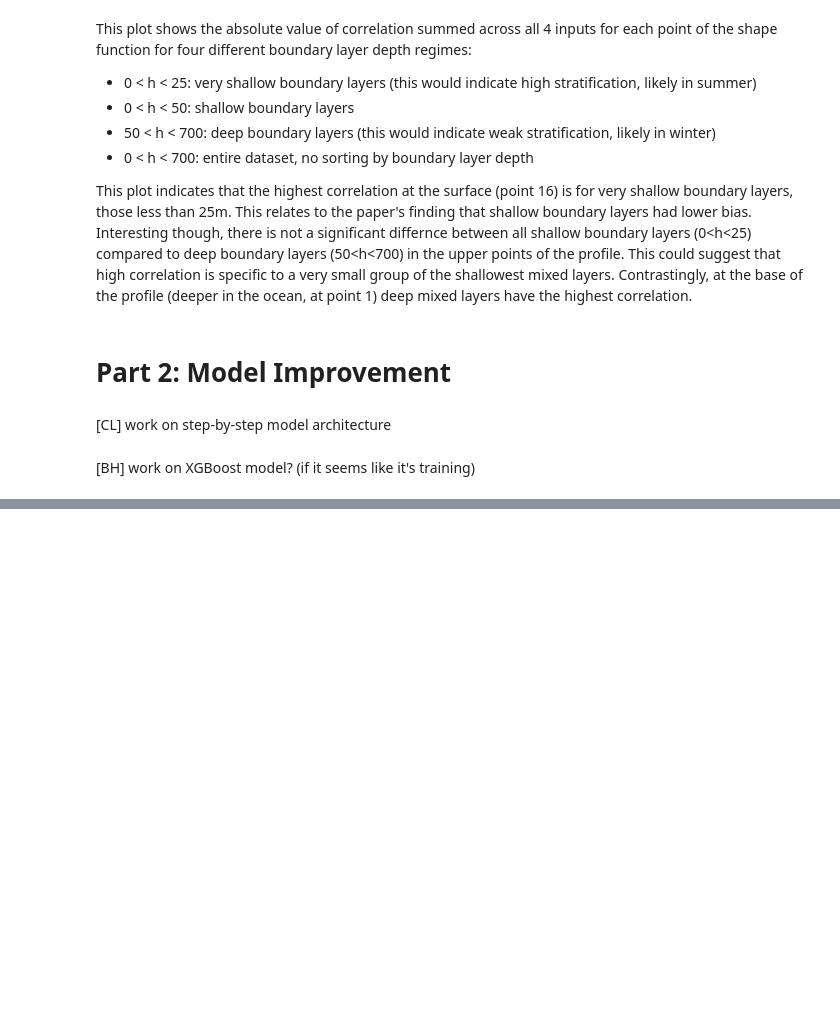
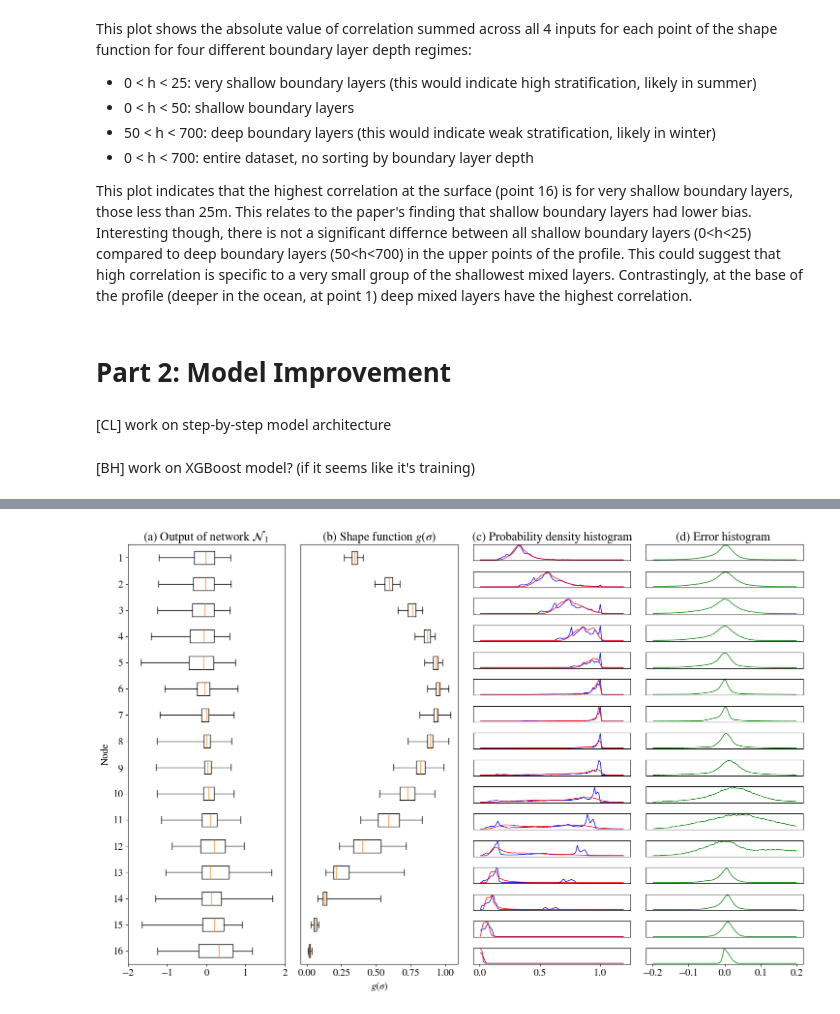
Before and after one commit to catlyu/climate_prediction_project2, a Jupyter notebook: data_story.ipynb, the cells around one changed output, grey strips where cells are left out. Saved outputs shown, nothing was run; the diff lists cells and outputs as text; code cells hidden in the pictures; blank space fills up the shorter version.

```diff
--- a/data_story.ipynb
+++ b/data_story.ipynb
@@ -190,0 +365,15 @@ This plot indicates that the highest correlation at the surface (point 16) is fo
+# %%
+# Train N1 for the first time!
+epochs, k_points, lr=3000, 16, 1e-03
+in_nod, hid_nod, o_nod = 4, 32, 16
+
+torch.manual_seed(10)
+
+k_mean_c=torch.tensor(k_mean).float().to(device)
+k_std_c=torch.tensor(k_std).float().to(device)
+
+model = learnKappa_layers(in_nod, hid_nod, o_nod)
+model = model.to(device)
+model, loss_array = modeltrain_loss(in_nod, hid_nod, o_nod, lr, epochs, x, y,valid_x,valid_y,model,torch.tensor(kmask).float().to(device), k_mean_c, k_std_c)
+
+### in this version, there is no weighting in the loss function. This will be added in section 6.
@@ -190,0 +488,4 @@ This plot indicates that the highest correlation at the surface (point 16) is fo
+# %%
+performance_sigma_point(model, x, valid_x, y, valid_y, k_mean, k_std)
+# %% [output]
+[figure, added]
```
Also changed, not shown: parts of 43 cells of this notebook.
